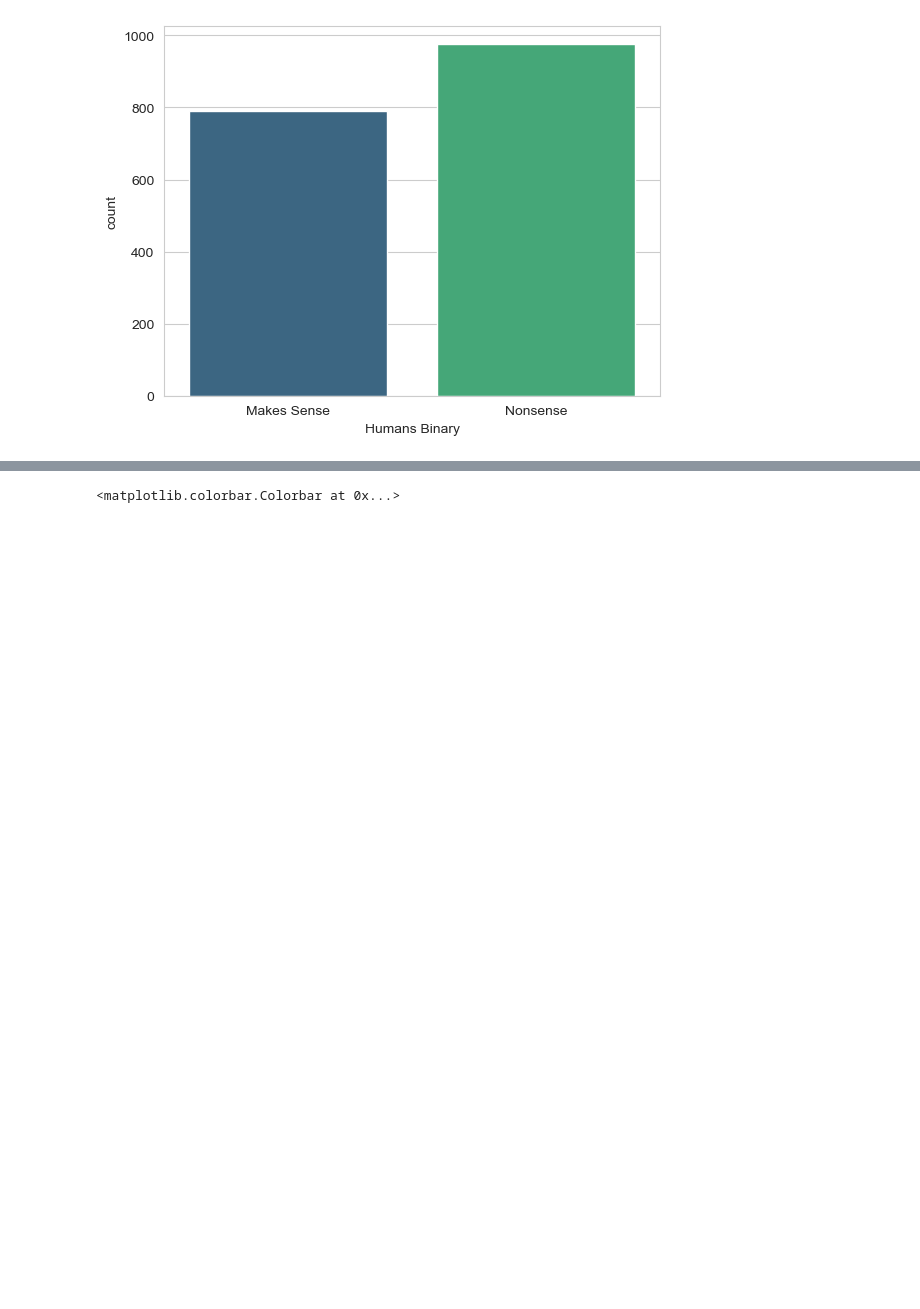
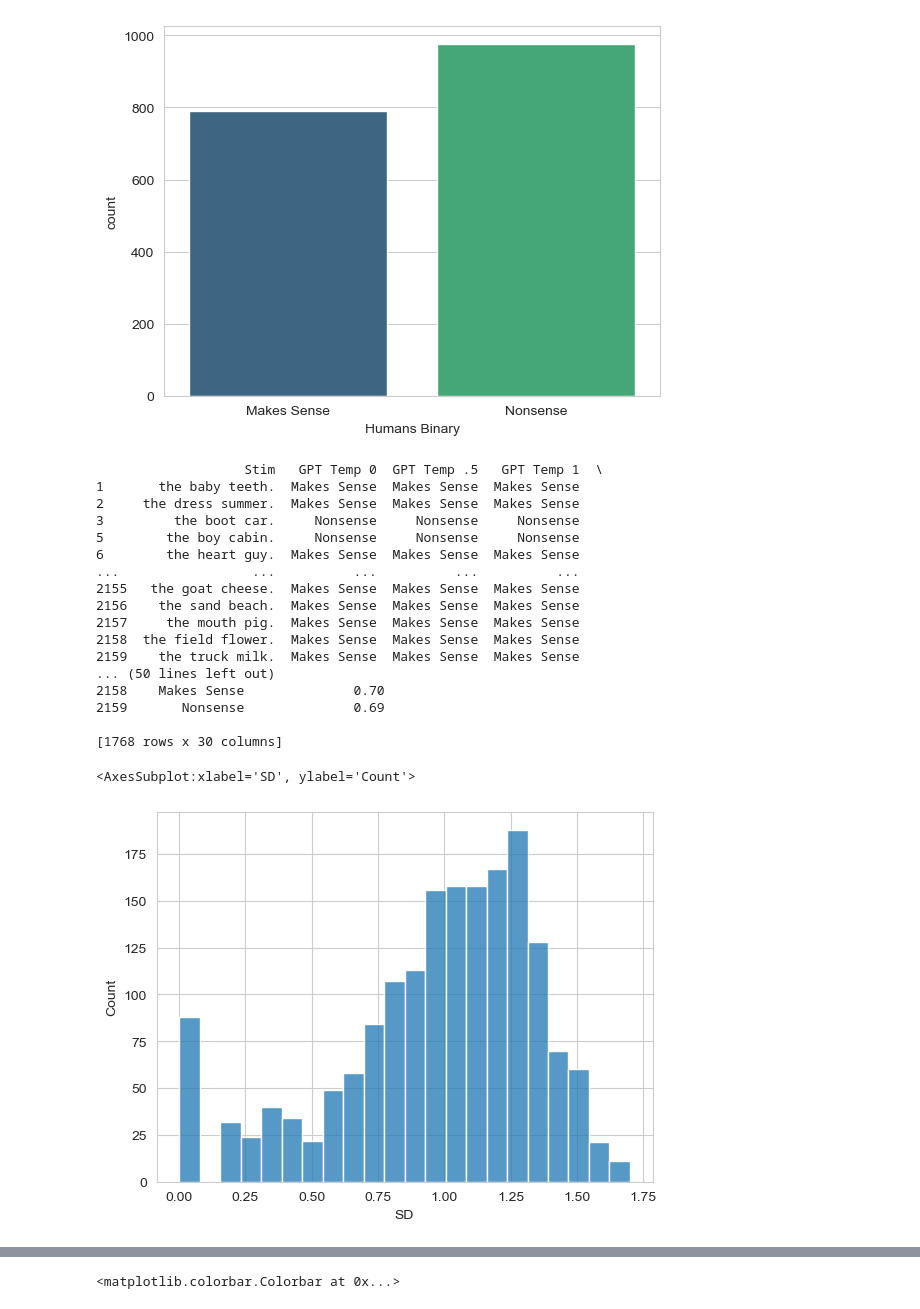
Before and after one commit to NickRiccardi/two-word-test, a Jupyter notebook: plots-test.ipynb, the cells around one changed output, grey strips where cells are left out. Cells and saved outputs as stored; diff of their text form; code cells hidden in the pictures; blank space fills up the shorter version.

```diff
--- a/plots-test.ipynb
+++ b/plots-test.ipynb
@@ -102,3 +65,37 @@ sn.countplot(data=remove_middle, x="Humans Binary", palette='viridis')
 # %% [output]
 <AxesSubplot:xlabel='Humans Binary', ylabel='count'>
 [figure]
+# %%
+# sn.histplot(data=all_words_and_measures['SD'])
+
+remove_middle = all_words_and_measures[all_words_and_measures['Humans Binary'].isin(['Makes Sense', 'Nonsense'])]
+print(remove_middle)
+
+sn.histplot(data=remove_middle['SD'])
+
+# meaningful = remove_middle[remove_middle['Humans Binary'] == 'Makes Sense']
+# nonsense = remove_middle[remove_middle['Humans Binary'] == 'Nonsense']
+
+# sn.histplot(data=meaningful['SD'], bins=12)
+
+# sn.histplot(data=nonsense['SD'], bins=12)
+# %% [output]
+                   Stim   GPT Temp 0  GPT Temp .5   GPT Temp 1  \
+1       the baby teeth.  Makes Sense  Makes Sense  Makes Sense
+2     the dress summer.  Makes Sense  Makes Sense  Makes Sense
+3         the boot car.     Nonsense     Nonsense     Nonsense
+5        the boy cabin.     Nonsense     Nonsense     Nonsense
+6        the heart guy.  Makes Sense  Makes Sense  Makes Sense
+...                 ...          ...          ...          ...
+2155   the goat cheese.  Makes Sense  Makes Sense  Makes Sense
+2156    the sand beach.  Makes Sense  Makes Sense  Makes Sense
+2157     the mouth pig.  Makes Sense  Makes Sense  Makes Sense
+2158  the field flower.  Makes Sense  Makes Sense  Makes Sense
+2159    the truck milk.  Makes Sense  Makes Sense  Makes Sense
+... (50 lines left out)
+2158    Makes Sense              0.70
+2159       Nonsense              0.69
+
+[1768 rows x 30 columns]
+<AxesSubplot:xlabel='SD', ylabel='Count'>
+[figure, added]
```
Also changed, not shown: parts of 37 cells of this notebook, 2 other files.
